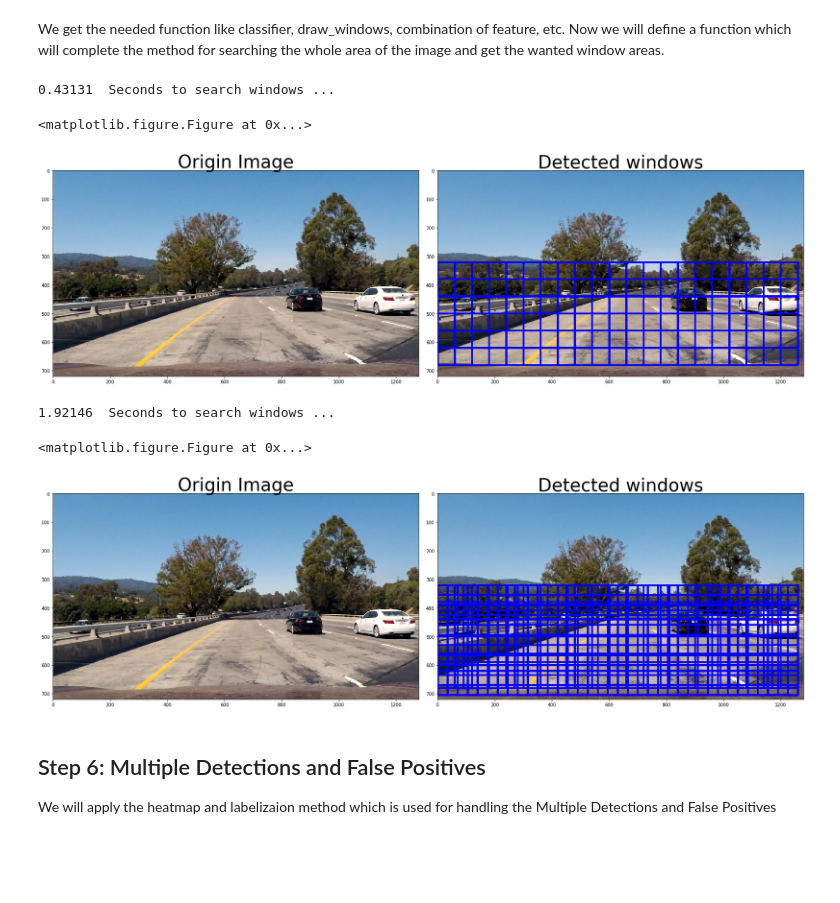
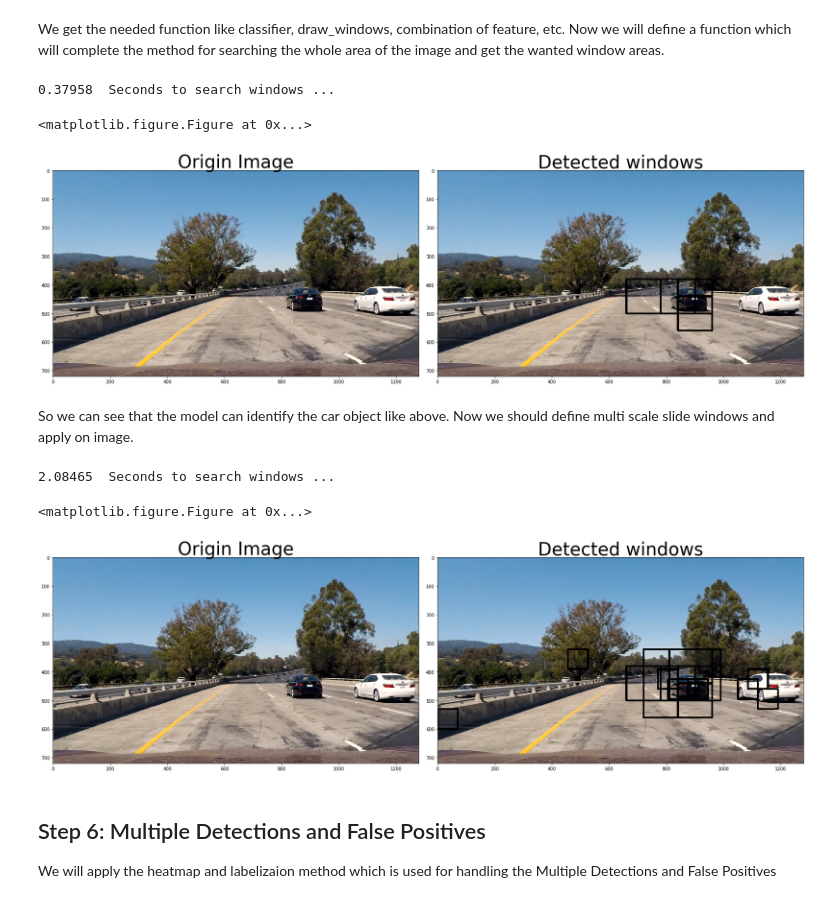
Before and after one commit to echotor/CarND-Vehicle-Detection, a Jupyter notebook: ProjectSolution.ipynb, the cells around one changed output. Drawn from its saved outputs; the diff is of its cells as text; code cells hidden in the pictures; blank space fills up the shorter version.

```diff
--- a/ProjectSolution.ipynb
+++ b/ProjectSolution.ipynb
@@ -81,9 +85,9 @@ else:
 We can look at different color histogram on different images. Otherwise, for different color space we get the different histogram of color. Now I will define a function for different color space.
 # %%
 def color_hist(img, nbins=32, bins_range=(0, 256)):
-    first_hist = np.histogram(img[:,:,0], bins=32, range=(0, 256))
-    second_hist = np.histogram(img[:,:,1], bins=32, range=(0, 256))
-    third_hist = np.histogram(img[:,:,2], bins=32, range=(0, 256))
+    first_hist = np.histogram(img[:,:,0], bins=nbins, range=bins_range)
+    second_hist = np.histogram(img[:,:,1], bins=nbins, range=bins_range)
+    third_hist = np.histogram(img[:,:,2], bins=nbins, range=bins_range)
     # Generating bin centers
     bin_edges = first_hist[1]
     bin_centers = (bin_edges[1:]  + bin_edges[0:len(bin_edges)-1])/2
@@ -117,11 +121,11 @@ The hog function is to extract Histogram of Oriented Gradient features for image
 def get_hog_features(img, orient, pix_per_cell, cell_per_block, vis=False, feature_vec=True):
     if vis == True:
         # Use skimage.hog() to get both features and a visualization
-        features, hog_image = hog(img, orientations=orient, pixels_per_cell=(pix_per_cell, pix_per_cell), cells_per_block=(cell_per_block, cell_per_block), visualise=vis, feature_vector=feature_vec)
+        features, hog_image = hog(img, orientations=orient, pixels_per_cell=(pix_per_cell, pix_per_cell), cells_per_block=(cell_per_block, cell_per_block), visualise=vis, transform_sqrt=True, feature_vector=feature_vec)
         return features, hog_image
     else:
         # Use skimage.hog() to get features only
-        features = hog(img, orientations=orient, pixels_per_cell=(pix_per_cell, pix_per_cell), cells_per_block=(cell_per_block, cell_per_block), visualise=vis, feature_vector=feature_vec)
+        features = hog(img, orientations=orient, pixels_per_cell=(pix_per_cell, pix_per_cell), cells_per_block=(cell_per_block, cell_per_block), visualise=vis, transform_sqrt=True, feature_vector=feature_vec)
         return features
 # %%
 # Read in the image
@@ -578,6 +582,24 @@ except Exception as e:
     raise
 # %% [output]
 Saving classifier and model data to pickle file...
+# %%
+# Load the classifier and parameters
+data_file = 'classifier_model.p'
+with open(data_file, mode='rb') as f:
+    data = pickle.load(f)
+
+svc = data['svc']
+X_scaler = data['X_scaler']
+colorspace = data['colorspace']
+spatial = data['spatial']
+histbin = data['histbin']
+orient = data['orient']
+pix_per_cell = data['pix_per_cell']
+cell_per_block = data ['cell_per_block']
+hog_channel = data['hog_channel']
+spatial_feat = data ['spatial_feat']
+hist_feat = data['hist_feat']
+hog_feat = data['hog_feat']
 # %% [markdown]
 We get the needed function like classifier, draw_windows, combination of feature, etc. Now we will define a function which will complete the method for searching the whole area of the image and get the wanted window areas.
 # %%
@@ -613,6 +635,7 @@ def search_windows(img, windows, clf, scaler, color_space='RGB',
     return on_windows
 # %%
 image = mpimg.imread('./test_images/test1.jpg')
+image = image.astype(np.float32)/255
 draw_image = np.copy(image)
 
 t=time.time()
@@ -639,9 +662,11 @@ ax2.set_title('Detected windows', fontsize=40)
 
 plt.show()
 # %% [output]
-0.43131  Seconds to search windows ...
+0.37958  Seconds to search windows ...
 <matplotlib.figure.Figure at 0x...>
-[figure, old version]
+[figure, new version]
+# %% [markdown]
+So we can see that the model can identify the car object like above. Now we should define multi scale slide windows and apply on image.
 # %%
 def search_multi_scales(image):
 
@@ -671,30 +696,31 @@ def search_multi_scales(image):
     return hot_windows,all_windows
 # %%
 image = mpimg.imread('./test_images/test1.jpg')
+image = image.astype(np.float32)/255
 draw_image = np.copy(image)
 
 t=time.time()
 hot_windows, all_windows = search_multi_scales(image)
 t2 = time.time()
 print(round(t2-t, 5), ' Seconds to search windows ...')
 
 window_img = draw_boxes(draw_image, hot_windows, color=(0, 0, 255), thick=6)
 
 plt.figure()
 f, (ax1,ax2) = plt.subplots(1, 2, figsize=(24, 9))
 f.tight_layout()
 
 ax1.imshow(image)
 ax1.set_title('Origin Image', fontsize=40)
 
 ax2.imshow(window_img)
 ax2.set_title('Detected windows', fontsize=40)
 
 plt.show()
 # %% [output]
-1.92146  Seconds to search windows ...
+2.08465  Seconds to search windows ...
 <matplotlib.figure.Figure at 0x...>
-[figure, old version]
+[figure, new version]
 # %% [markdown]
 ## Step 6: Multiple Detections and False Positives
 We will apply the heatmap and labelizaion method which is used for handling the Multiple Detections and False Positives
```
Also changed, not shown: parts of 12 cells of this notebook, 18 other files.
